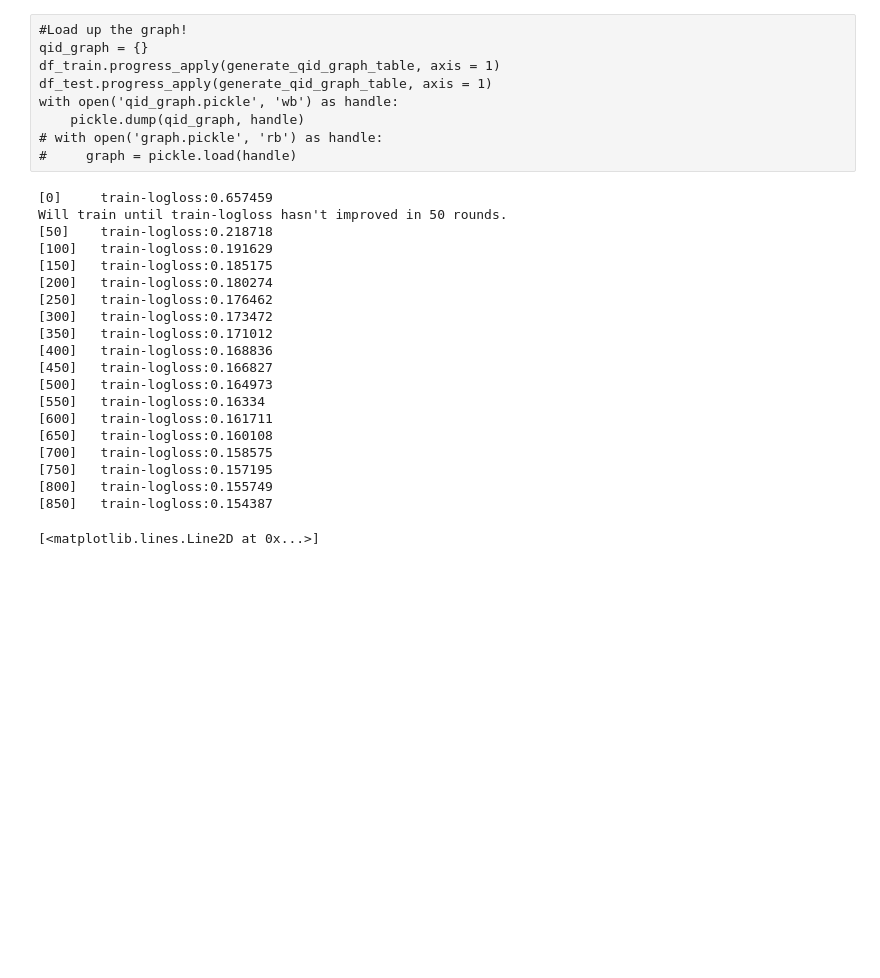
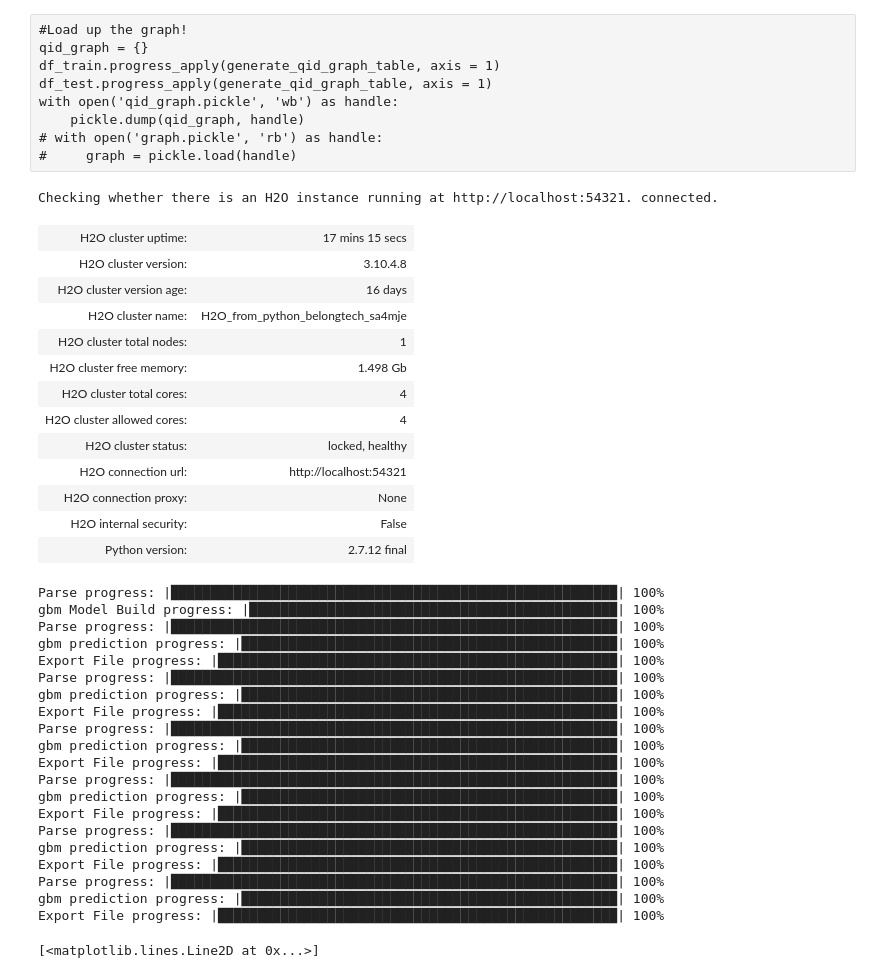
Before and after one commit to shubh24/QuoraDuplicate, a Jupyter notebook: run_quora.ipynb, the cells around one changed output. Cells and saved outputs as stored; diff of their text form; code cells hidden in the pictures; blank space fills up the shorter version.

```diff
--- a/run_quora.ipynb
+++ b/run_quora.ipynb
@@ -1259,11 +1324,18 @@ if oversample_label == 1:
     # res_oversampled = run_xgb(x_train_oversampled, x_test, x_label_oversampled)
     # submit(res_oversampled)
 # %%
-%reset_selective -f df_train
-%reset_selective -f df_test
+# %reset_selective -f df_train
+# %reset_selective -f df_test
 
 # model = get_keras_model(x_train, x_label)
-bst = run_xgb(x_train, x_label)
+
+# bst = run_xgb(x_train, x_label)
+# with open('bst.pickle', 'wb') as handle:
+#     pickle.dump(bst, handle)
+
+# rf = run_rf(x_train, x_label)
+
+gbm = run_gbm(x_train, x_label)
 
 x_test_1 = pd.read_csv('./new/x_test_1.csv').fillna(0)
 pred_n_submit(x_test_1, "./res_files/res_1")
@@ -1281,52 +1353,69 @@ x_test_4 = pd.read_csv('./new/x_test_4.csv').fillna(0)
 pred_n_submit(x_test_4, "./res_files/res_4")
 %reset_selective -f x_test_4
 
 x_test_5 = pd.read_csv('./new/x_test_5.csv').fillna(0)
 pred_n_submit(x_test_5, "./res_files/res_5")
 %reset_selective -f x_test_5
 
 x_test_6 = pd.read_csv('./new/x_test_6.csv').fillna(0)
 pred_n_submit(x_test_6, "./res_files/res_6")
 %reset_selective -f x_test_6
 
 def collate_res(algo):
 
     res_1 = pd.read_csv('./res_files/res_1_' + algo + '.csv').fillna("")
     res_2 = pd.read_csv('./res_files/res_2_' + algo + '.csv').fillna("")
     res_3 = pd.read_csv('./res_files/res_3_' + algo + '.csv').fillna("")
     res_4 = pd.read_csv('./res_files/res_4_' + algo + '.csv').fillna("")
     res_5 = pd.read_csv('./res_files/res_5_' + algo + '.csv').fillna("")
     res_6 = pd.read_csv('./res_files/res_6_' + algo + '.csv').fillna("")
 
     res = pd.concat([res_1, res_2, res_3, res_4, res_5, res_6])
 
     sub = pd.DataFrame()
 
     sub['test_id'] = test_ids
     sub['is_duplicate'] = res.values
 
-    sub.to_csv('./res_files/res_' + algo + '_2.csv', index=False)
+    sub.to_csv('./res_files/res_' + algo + '_1.csv', index=False)
 
-collate_res('xgb')
+# collate_res('xgb')
 # collate_res('keras')
+# collate_res('rf')
+collate_res('gbm')
 # %% [output]
-[0]     train-logloss:0.657459
-Will train until train-logloss hasn't improved in 50 rounds.
-[50]    train-logloss:0.218718
-[100]   train-logloss:0.191629
-[150]   train-logloss:0.185175
-[200]   train-logloss:0.180274
-[250]   train-logloss:0.176462
-[300]   train-logloss:0.173472
-[350]   train-logloss:0.171012
-[400]   train-logloss:0.168836
-[450]   train-logloss:0.166827
-[500]   train-logloss:0.164973
-[550]   train-logloss:0.16334
-[600]   train-logloss:0.161711
-[650]   train-logloss:0.160108
-[700]   train-logloss:0.158575
-[750]   train-logloss:0.157195
-[800]   train-logloss:0.155749
-[850]   train-logloss:0.154387
+Checking whether there is an H2O instance running at http://localhost:54321. connected.
+| H2O cluster uptime: | 17 mins 15 secs |
+| H2O cluster version: | 3.10.4.8 |
+| H2O cluster version age: | 16 days |
+| H2O cluster name: | H2O_from_python_belongtech_sa4mje |
+| H2O cluster total nodes: | 1 |
+| H2O cluster free memory: | 1.498 Gb |
+| H2O cluster total cores: | 4 |
+| H2O cluster allowed cores: | 4 |
+| H2O cluster status: | locked, healthy |
+| H2O connection url: | http://localhost:54321 |
+| H2O connection proxy: | None |
+| H2O internal security: | False |
+| Python version: | 2.7.12 final |
+Parse progress: |█████████████████████████████████████████████████████████| 100%
+gbm Model Build progress: |███████████████████████████████████████████████| 100%
+Parse progress: |█████████████████████████████████████████████████████████| 100%
+gbm prediction progress: |████████████████████████████████████████████████| 100%
+Export File progress: |███████████████████████████████████████████████████| 100%
+Parse progress: |█████████████████████████████████████████████████████████| 100%
+gbm prediction progress: |████████████████████████████████████████████████| 100%
+Export File progress: |███████████████████████████████████████████████████| 100%
+Parse progress: |█████████████████████████████████████████████████████████| 100%
+gbm prediction progress: |████████████████████████████████████████████████| 100%
+Export File progress: |███████████████████████████████████████████████████| 100%
+Parse progress: |█████████████████████████████████████████████████████████| 100%
+gbm prediction progress: |████████████████████████████████████████████████| 100%
+Export File progress: |███████████████████████████████████████████████████| 100%
+Parse progress: |█████████████████████████████████████████████████████████| 100%
+gbm prediction progress: |████████████████████████████████████████████████| 100%
+Export File progress: |███████████████████████████████████████████████████| 100%
+Parse progress: |█████████████████████████████████████████████████████████| 100%
+gbm prediction progress: |████████████████████████████████████████████████| 100%
+Export File progress: |███████████████████████████████████████████████████| 100%
 # %%
```
Also changed, not shown: parts of 8 cells of this notebook.
